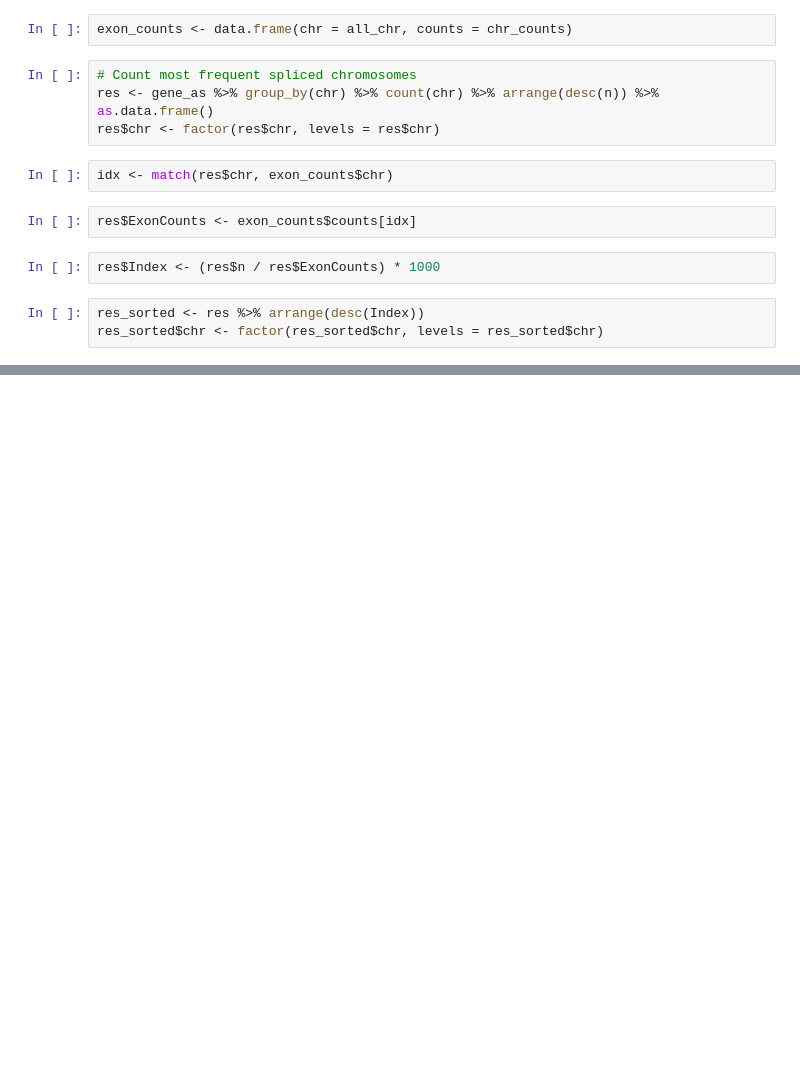
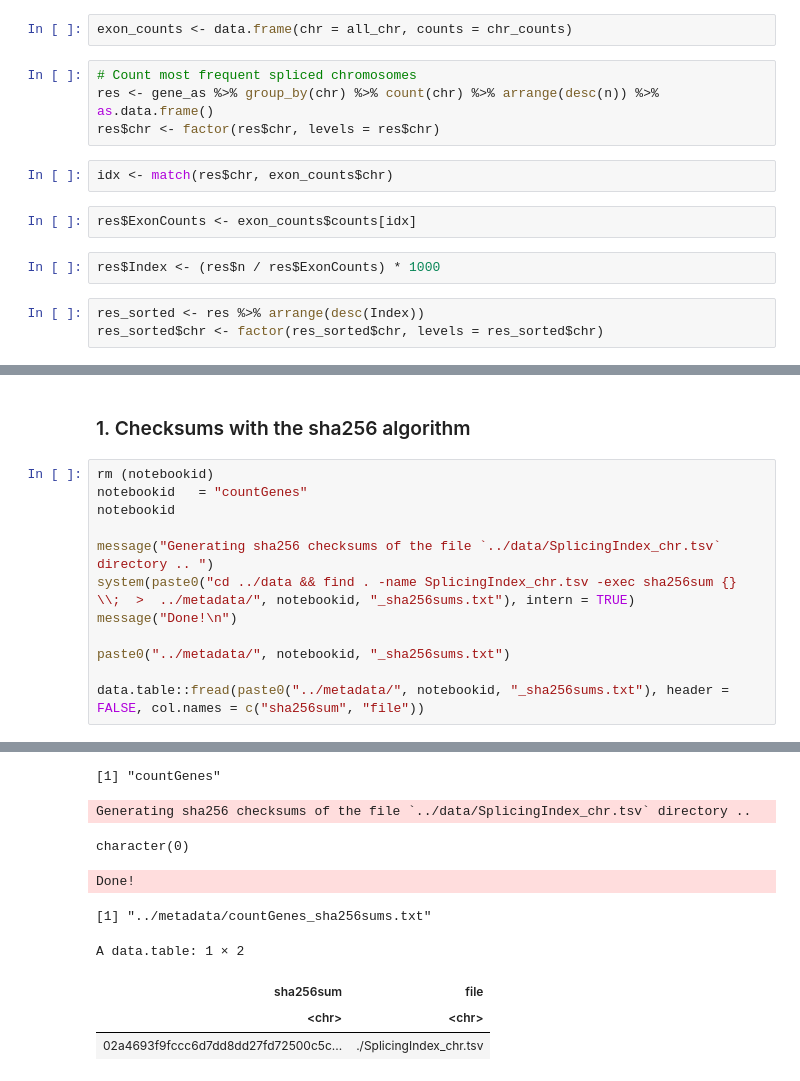
Before and after one commit to TheJacksonLaboratory/sbas, a Jupyter notebook: jupyter/countGenes.ipynb, the cells around one changed output, grey strips where cells are left out. Drawn from its saved outputs; the diff is of its cells as text; blank space fills up the shorter version.

```diff
--- a/jupyter/countGenes.ipynb
+++ b/jupyter/countGenes.ipynb
@@ -176,0 +287,15 @@ write.table(res_sorted, file = "SplicingIndex_chr.tsv", sep = "\t", quote = F,
+# %% [markdown]
+### 1. Checksums with the sha256 algorithm
+# %%
+rm (notebookid)
+notebookid   = "countGenes"
+notebookid
+
+message("Generating sha256 checksums of the file `../data/SplicingIndex_chr.tsv` directory .. ")
+system(paste0("cd ../data && find . -name SplicingIndex_chr.tsv -exec sha256sum {} \\;  >  ../metadata/", notebookid, "_sha256sums.txt"), intern = TRUE)
+message("Done!\n")
+
+paste0("../metadata/", notebookid, "_sha256sums.txt")
+
+data.table::fread(paste0("../metadata/", notebookid, "_sha256sums.txt"), header = FALSE, col.names = c("sha256sum", "file"))
+# %% [output]
@@ -176,0 +304,9 @@ write.table(res_sorted, file = "SplicingIndex_chr.tsv", sep = "\t", quote = F,
+[1] "countGenes"
+Generating sha256 checksums of the file `../data/SplicingIndex_chr.tsv` directory ..
+character(0)
+Done!
+[1] "../metadata/countGenes_sha256sums.txt"
+A data.table: 1 × 2
+| sha256sum | file |
+| <chr> | <chr> |
+| 02a4693f9fccc6d7dd8dd27fd72500c5c... | ./SplicingIndex_chr.tsv |
```
Also changed, not shown: parts of 26 cells of this notebook, 4 other files.
